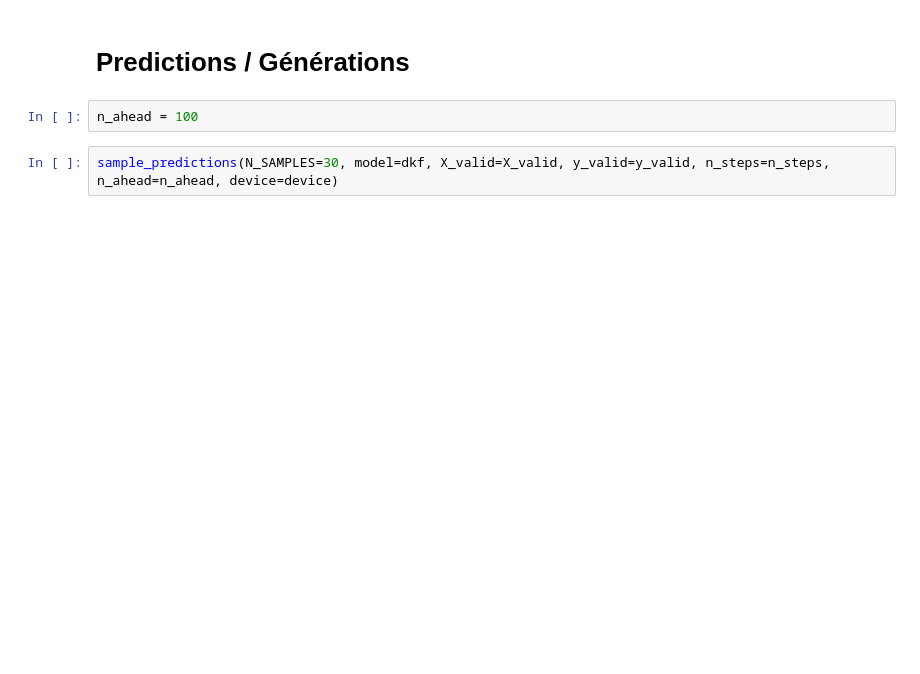
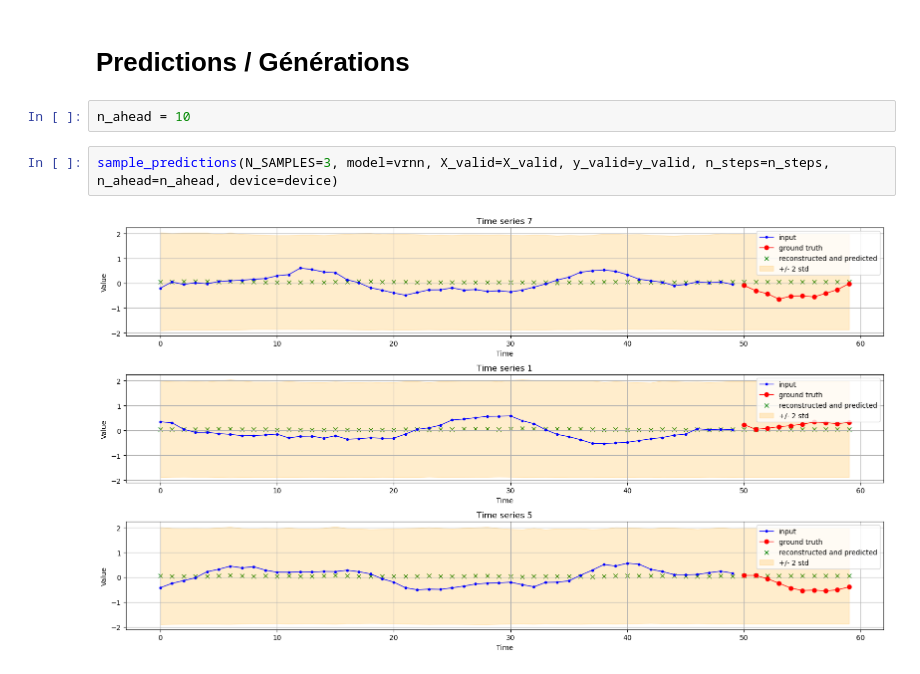
Before and after one commit to BenjaminDeporte/MVA_Stage, a Jupyter notebook: Train_VRNN_v1.ipynb, the cells around one changed output. Drawn from its saved outputs; the diff is of its cells as text; blank space fills up the shorter version.

Commit message:
VRNN pipeline finished !

```diff
--- a/Train_VRNN_v1.ipynb
+++ b/Train_VRNN_v1.ipynb
@@ -532,6 +526,8 @@ plot_losses(rec_losses, kl_losses, epoch_losses, val_rec_losses, val_kl_losses,
 # %% [markdown]
 # Predictions / Générations
 # %%
-n_ahead = 100
+n_ahead = 10
 # %%
-sample_predictions(N_SAMPLES=30, model=dkf, X_valid=X_valid, y_valid=y_valid, n_steps=n_steps, n_ahead=n_ahead, device=device)
+sample_predictions(N_SAMPLES=3, model=vrnn, X_valid=X_valid, y_valid=y_valid, n_steps=n_steps, n_ahead=n_ahead, device=device)
+# %% [output]
+[figure, added]
```
Also changed, not shown: parts of 8 cells of this notebook, 2 other files.
